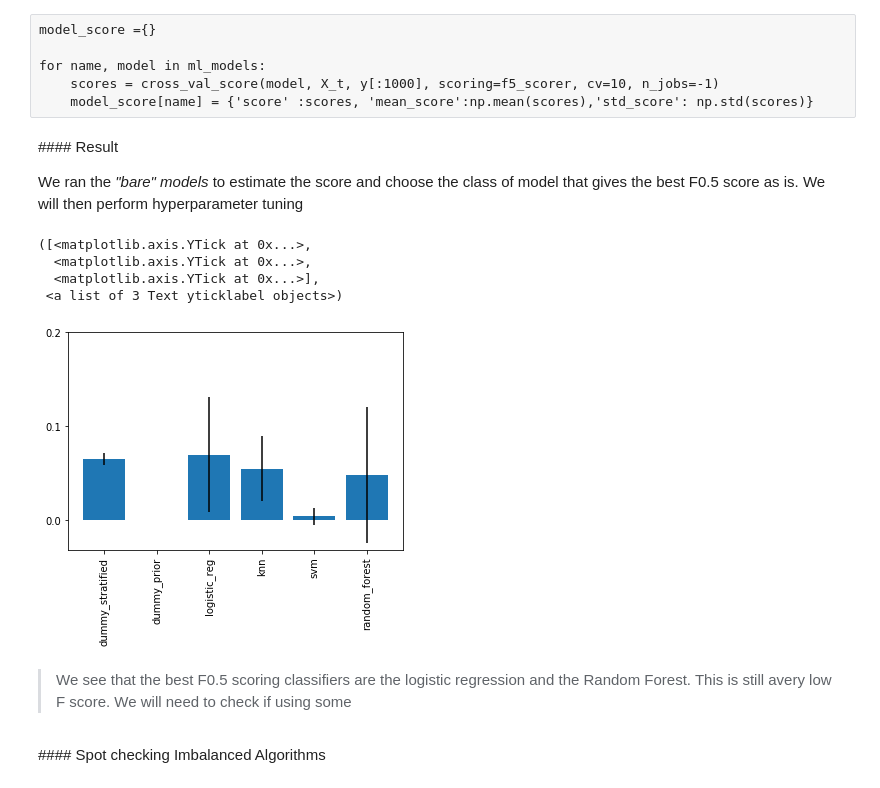
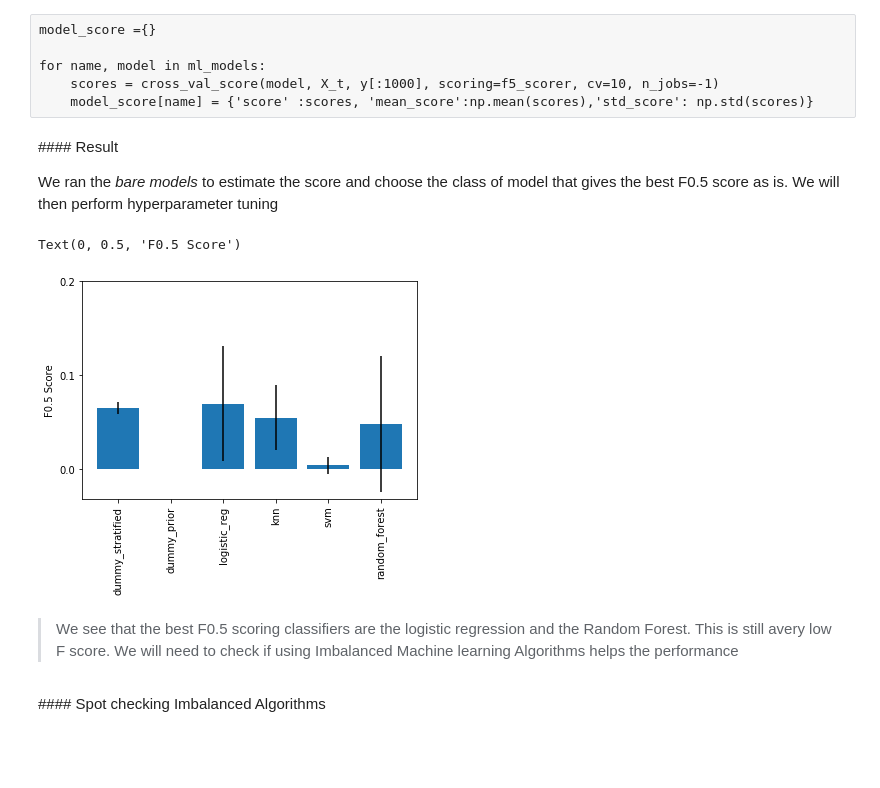
Before and after one commit to AmineDiro/Hotel-Bookings, a Jupyter notebook: TP2.ipynb, the cells around one changed output. Drawn from its saved outputs; the diff is of its cells as text; code cells hidden in the pictures; blank space fills up the shorter version.

```diff
--- a/TP2.ipynb
+++ b/TP2.ipynb
@@ -707,7 +707,7 @@ for name, model in ml_models:
 # %% [markdown]
 #### Result
 
-We ran the *"bare" models* to estimate the score and choose the class of model that gives the best F0.5 score as is. We will then perform hyperparameter tuning
+We ran the *bare models* to estimate the score and choose the class of model that gives the best F0.5 score as is. We will then perform hyperparameter tuning
 # %%
 res =pd.read_csv('spot_check_result.csv',index_col=0)
 
@@ -717,18 +717,15 @@ res =res.astype('float')
 # %%
 ind = np.arange(res.loc['mean_score'].shape[0])
 plt.bar(ind,height=res.loc['mean_score'].values,yerr=res.loc['std_score'])
 plt.xticks(ind, list(res.columns),rotation='vertical')
 plt.yticks(np.arange(0, 0.3, 0.1))
-#plt.ylabel('F0.5 Score')
+plt.ylabel('F0.5 Score')
 # %% [output]
-([<matplotlib.axis.YTick at 0x...>,
-  <matplotlib.axis.YTick at 0x...>,
-  <matplotlib.axis.YTick at 0x...>],
- <a list of 3 Text yticklabel objects>)
+Text(0, 0.5, 'F0.5 Score')
-[figure, old version]
+[figure, new version]
 # %% [markdown]
 > We see that the best F0.5 scoring classifiers are the logistic regression and the Random Forest. This is still avery low F score.
-We will need to check if using some
+We will need to check if using Imbalanced Machine learning Algorithms helps the performance
 # %% [markdown]
 #### Spot checking Imbalanced Algorithms
 # %% [markdown]
```
